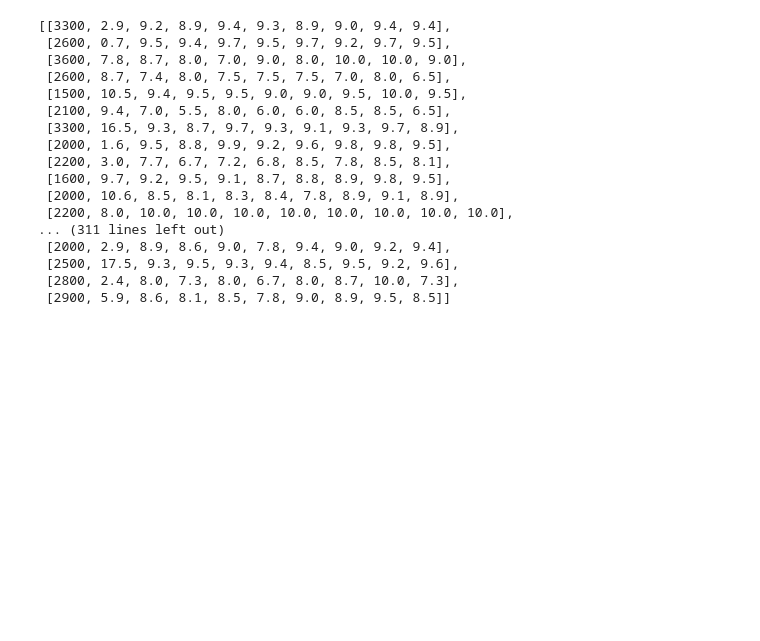
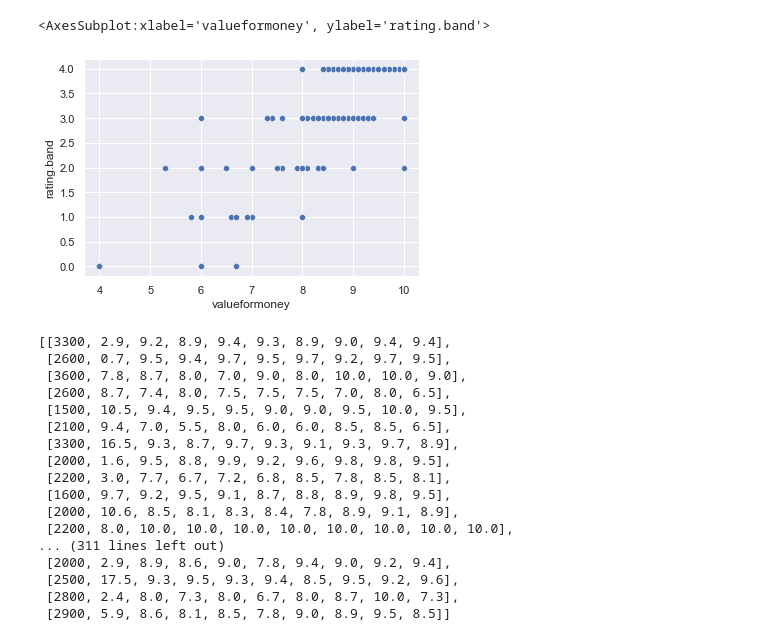
Before and after one commit to Samach21/Japan-Hostel, a Jupyter notebook: test.ipynb, the cells around one changed output. Cells and saved outputs as stored; diff of their text form; code cells hidden in the pictures; blank space fills up the shorter version.

```diff
--- a/test.ipynb
+++ b/test.ipynb
@@ -6,11 +7,11 @@ from sklearn.linear_model import LinearRegression
 data = pd.read_csv('Hostel.csv')
 # %%
 ratingBandMapper = {
-    'Superb' : 0,
-    'Fabulous' : 1,
+    'Superb' : 4,
+    'Fabulous' : 3,
     'Very Good': 2,
-    'Rating' : 3,
-    'Good' : 4
+    'Rating' : 0,
+    'Good' : 1
 }
 # %%
 data.dropna(subset = ["rating.band"], inplace=True)
@@ -50,0 +32,21 @@ dx_list
+# %%
+data = pd.read_csv('Hostel.csv')
+data.dropna(subset = ["rating.band"], inplace=True)
+pre = dict(zip(data.index, data.Distance))
+for i in pre:
+    pre[i] = [float(pre[i].replace('km from city centre', ''))]
+pra = dict(zip(data.index, data['rating.band']))
+for i in pra:
+    pra[i] = [ratingBandMapper[pra[i]]]
+pro = dict(zip(data.index, data['price.from']))
+for i in pro:
+    if pro[i] < 10000:
+        pro[i] = [pro[i]]
+    else:
+        pro[i] = [pro[i] - 1000000]
+newData = pd.DataFrame.from_dict(pre, orient='index', columns=['Distance'])
+dataY = pd.DataFrame.from_dict(pra, orient='index', columns=['rating.band'])
+newPro = pd.DataFrame.from_dict(pro, orient='index', columns=['price.from'])
+data.update(newData)
+data.update(dataY)
+data.update(newPro)
@@ -51,3 +69,8 @@ dx_list
+# %%
+sns.scatterplot(data=data, x="valueformoney", y="rating.band")
+# %% [output]
+<AxesSubplot:xlabel='valueformoney', ylabel='rating.band'>
+[figure, added]
 # %%
 dx_list
 # %% [output]
```
Also changed, not shown: parts of 3 cells of this notebook, 15 other files.
